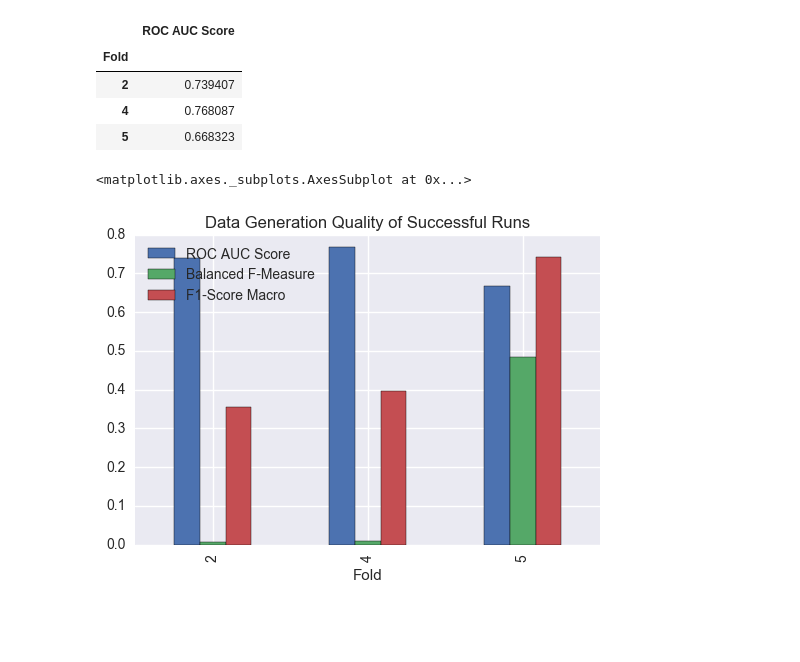
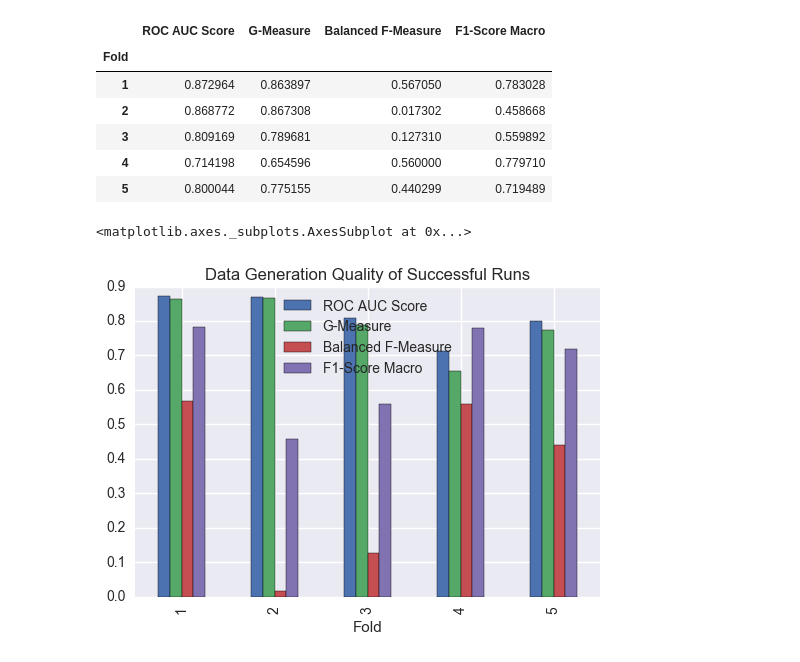
Before and after one commit to felix-last/autoencoder, a Jupyter notebook: Creditcard Fraud AE Compression.ipynb, the cells around one changed output. Drawn from its saved outputs; the diff is of its cells as text; code cells hidden in the pictures; blank space fills up the shorter version.

Commit message:
Results of 2D AEs with plots of the latent space

```diff
--- a/Creditcard Fraud AE Compression.ipynb
+++ b/Creditcard Fraud AE Compression.ipynb
@@ -38,20 +38,22 @@ def load_cc(ratio=None):
     return np.asarray(cc_data), np.asarray(cc_data_target)
 X, X_target = load_cc()
 # %%
-experiment_id = '2017-06-04 11h13'
+experiment_id = '2017-06-07 22h04'
 # %%
 res = pd.read_csv('results/{0}/results_detailed.csv'.format(experiment_id))
 res_filtered = res[res['Oversampling'] == 'K-Means on Autoencoder Encoding']
-display(res_filtered[['Fold','ROC AUC Score']].set_index('Fold'))
-res_filtered[['Fold','ROC AUC Score','Balanced F-Measure','F1-Score Macro']].set_index('Fold').plot.bar(title='Data Generation Quality of Successful Runs')
+display(res_filtered[['Fold','ROC AUC Score','G-Measure','Balanced F-Measure','F1-Score Macro']].set_index('Fold'))
+res_filtered[['Fold','ROC AUC Score','G-Measure','Balanced F-Measure','F1-Score Macro']].set_index('Fold').plot.bar(title='Data Generation Quality of Successful Runs')
 # %% [output]
-|  | ROC AUC Score |
-| Fold |  |
-| 2 | 0.739407 |
-| 4 | 0.768087 |
-| 5 | 0.668323 |
+|  | ROC AUC Score | G-Measure | Balanced F-Measure | F1-Score Macro |
+| Fold |  |  |  |  |
+| 1 | 0.872964 | 0.863897 | 0.567050 | 0.783028 |
+| 2 | 0.868772 | 0.867308 | 0.017302 | 0.458668 |
+| 3 | 0.809169 | 0.789681 | 0.127310 | 0.559892 |
+| 4 | 0.714198 | 0.654596 | 0.560000 | 0.779710 |
+| 5 | 0.800044 | 0.775155 | 0.440299 | 0.719489 |
 <matplotlib.axes._subplots.AxesSubplot at 0x...>
-[figure, old version]
+[figure, new version]
 # %%
 ae_by_fold = []
 weights_by_fold = []
```
Also changed, not shown: parts of 7 cells of this notebook, 53 other files.
